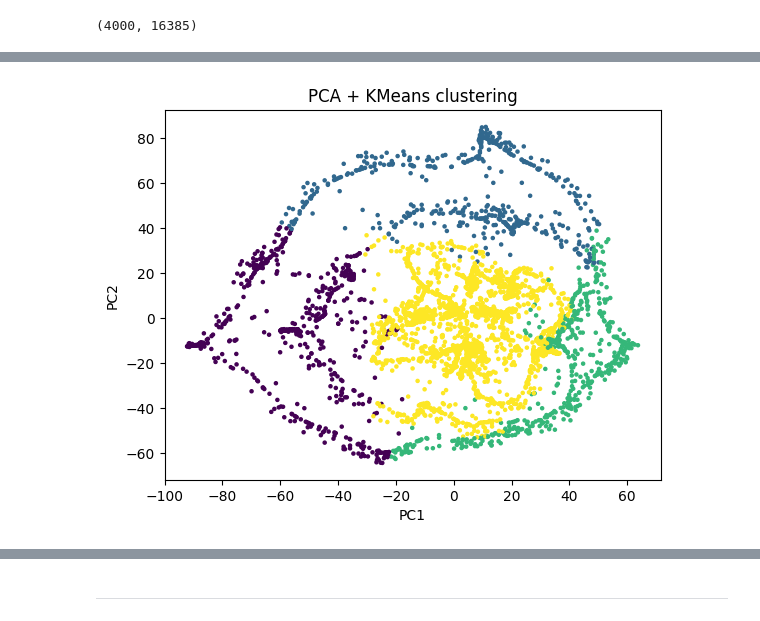
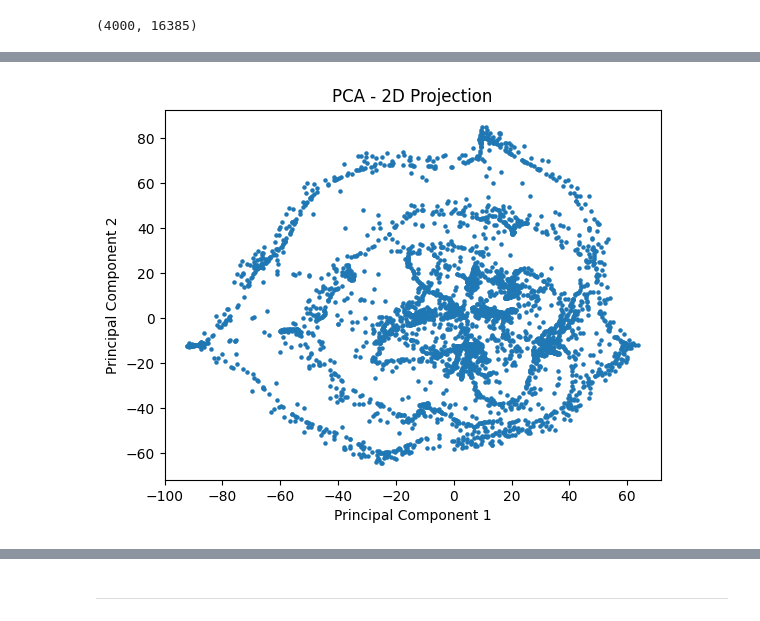
Before and after one commit to joonseren/TDT4172-Introduction-to-Machine-Learning, a Jupyter notebook: Assignment2/Chapter_2.ipynb, the cells around one changed output, grey strips where cells are left out. Drawn from its saved outputs; the diff is of its cells as text; code cells hidden in the pictures.

```diff
--- a/Assignment2/Chapter_2.ipynb
+++ b/Assignment2/Chapter_2.ipynb
@@ -343,6 +351,14 @@ Identify the number of hidden servers (clusters) in the dataset. Assign cluster
    - **Data Type Analysis**: What is the hidden data type in the dataset? How does this information influence feature extraction for clustering? Can it explain why some dimensionality reduction algorithms are more effective?
    - **Server Locations**: Identify the server locations. List the specific facilities in Trondheim and explain how you deduced their locations.
    - **Advanced Task (Optional)**: Extract features using modern pre-trained neural networks for this data type. Apply dimensionality reduction and clustering algorithms to the extracted features.
+# %%
+## imports and random seed
+import sklearn
+import umap.umap_ as umap
+
+RANDOM_STATE = 42  # Global random seed for reproducibility
+random.seed(RANDOM_STATE)
+np.random.seed(RANDOM_STATE)
 # %%
 # Hmmmmm, why is the first row skipped?
 data = pd.read_csv('data/unsupervised_data.csv', skiprows=1, header=None)
@@ -372,27 +371,17 @@ plt.show()
-# %%
-## PCA
-import sklearn
-
-X = data.iloc[:, 1:]
-
-# scale the data (set the mean to zero)
-scaler = sklearn.preprocessing.StandardScaler()
-X_scaled = scaler.fit_transform(X)
-
-pca = sklearn.decomposition.PCA(n_components=400)
-
-
-X_pca = pca.fit_transform(X_scaled)
-
-kmeans = sklearn.cluster.KMeans(n_clusters=4, n_init='auto', random_state=42)
-labels = kmeans.fit_predict(X_pca)
-
-
-# --- Plot clusters ---
-plt.scatter(X_pca[:, 0], X_pca[:, 1],c=labels, s=5)
-plt.xlabel("PC1")
-plt.ylabel("PC2")
-plt.title("PCA + KMeans clustering")
-plt.show()
-# %% [output]
-[figure, removed]
+# %%
+## scale/normalize the data
+X = data.values
+scaler = sklearn.preprocessing.StandardScaler()
+X_scaled = scaler.fit_transform(X)
+# %%
+## PCA 2D
+pca = sklearn.decomposition.PCA(n_components=2, random_state=RANDOM_STATE)
+X_pca = pca.fit_transform(X_scaled)
+
+plt.scatter(X_pca[:, 0], X_pca[:, 1], s=5)
+plt.title("PCA - 2D Projection")
+plt.xlabel("Principal Component 1")
+plt.ylabel("Principal Component 2")
+plt.show()
+# %% [output]
+[figure, added]
```
Also changed, not shown: parts of 17 cells of this notebook, 19 other files.
